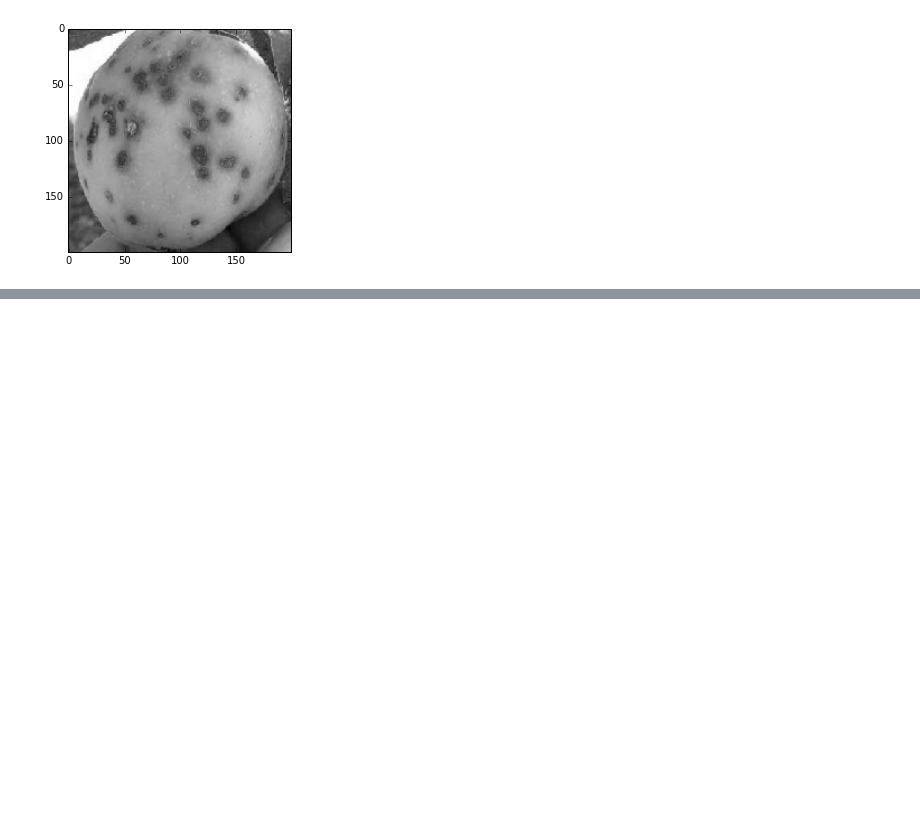
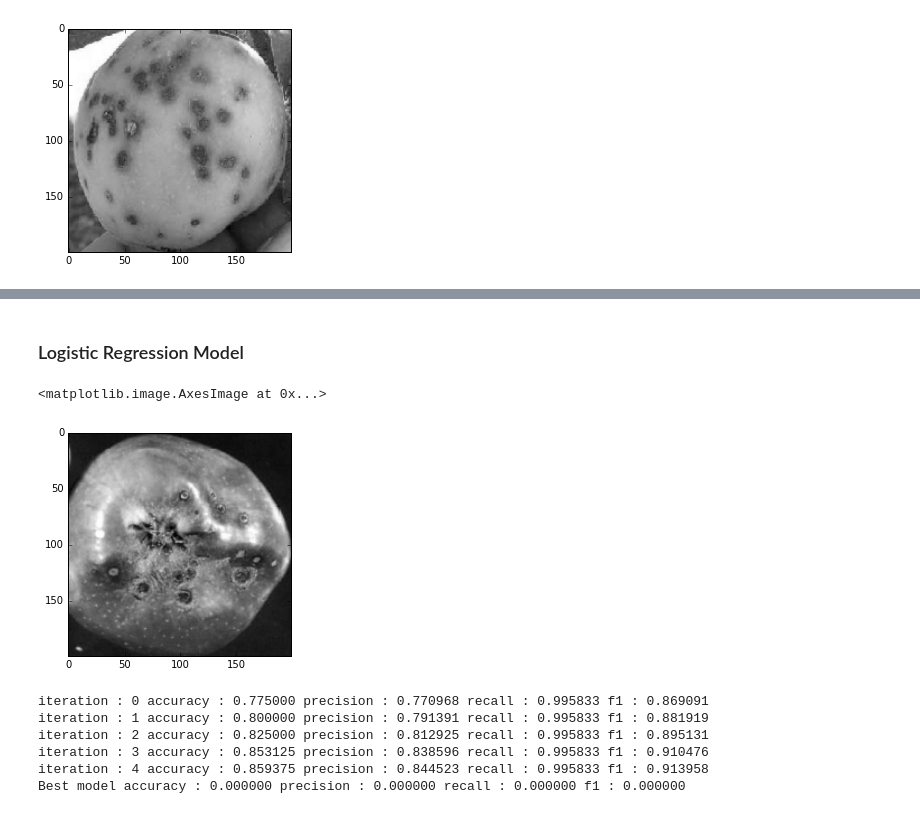
Before and after one commit to rsk2327/Work, a Jupyter notebook: Logistic_Apple_Classification/Main.ipynb, the cells around one changed output, grey strips where cells are left out. Cells and saved outputs as stored; diff of their text form; code cells hidden in the pictures; blank space fills up the shorter version.

```diff
--- a/Logistic_Apple_Classification/Main.ipynb
+++ b/Logistic_Apple_Classification/Main.ipynb
@@ -56,7 +58,7 @@ plt.imshow(np.reshape(imgPixelData[folder][i], (200,200)),cmap = 'gray')
 # %%
 #Preparing Train and test data
 
-classes = [('normal',0),('scab',1)] # Can add multiple folders to the same class for one-vs-all classification
+classes = [('normal',0),('scab',1),('rot',1),('blotch',1)] # Can add multiple folders to the same class for one-vs-all classification
 
 imgData = []
 imgLabel = []
@@ -80,25 +71,2 @@ W = np.random.uniform(low = -np.sqrt(6.0/(196 + 1)), high = np.sqrt(6.0/(196 + 1
-# %%
-# TRAINING
-for i in range(nEpochs):
-
-    for batch in range(0,len(trainData),batchSize):
-
-        batchData = np.array(trainData[batch:(batch+batchSize)])
-        batchLabel = np.array(trainLabel2[batch:(batch+batchSize)])
-
-        y_pred = np.array([sigmoid(x) for x in np.matmul(batchData,W)])
-
-        cost = likelihood(y_pred,batchLabel)
-        #print("cost is %f"%cost)
-
-        for wgt in range(len(W)):
-            inputSlice = batchData[:,wgt]
-            error = batchLabel - y_pred
-
-            derivative = np.sum(inputSlice*error)
-            W[wgt] = W[wgt] + learningRate*derivative
-
-
-        trainAccuracy = accuracy(W,trainData,trainLabel2)
-        testAccuracy = accuracy(W,testData,testLabel2)
-    print("train accuracy is %f and test accuracy is %f"%(trainAccuracy,testAccuracy))
+# %% [markdown]
+### Logistic Regression Model
@@ -104,0 +159,8 @@ for i in range(nEpochs):
+# %%
+imgData,imgLabel  = shuffleData(imgData,imgLabel)
+# %%
+i = 7
+plt.imshow(np.reshape(imgData[i],(200,200)),cmap='gray')
+# %% [output]
+<matplotlib.image.AxesImage at 0x...>
+[figure, added]
@@ -104,0 +222,10 @@ for i in range(nEpochs):
+# %%
+#Train a single model
+W = train(imgData,imgLabel,nEpochs =5,verbose = True)
+# %% [output]
+iteration : 0 accuracy : 0.775000 precision : 0.770968 recall : 0.995833 f1 : 0.869091
+iteration : 1 accuracy : 0.800000 precision : 0.791391 recall : 0.995833 f1 : 0.881919
+iteration : 2 accuracy : 0.825000 precision : 0.812925 recall : 0.995833 f1 : 0.895131
+iteration : 3 accuracy : 0.853125 precision : 0.838596 recall : 0.995833 f1 : 0.910476
+iteration : 4 accuracy : 0.859375 precision : 0.844523 recall : 0.995833 f1 : 0.913958
+Best model accuracy : 0.000000 precision : 0.000000 recall : 0.000000 f1 : 0.000000
```
Also changed, not shown: parts of 10 cells of this notebook.
